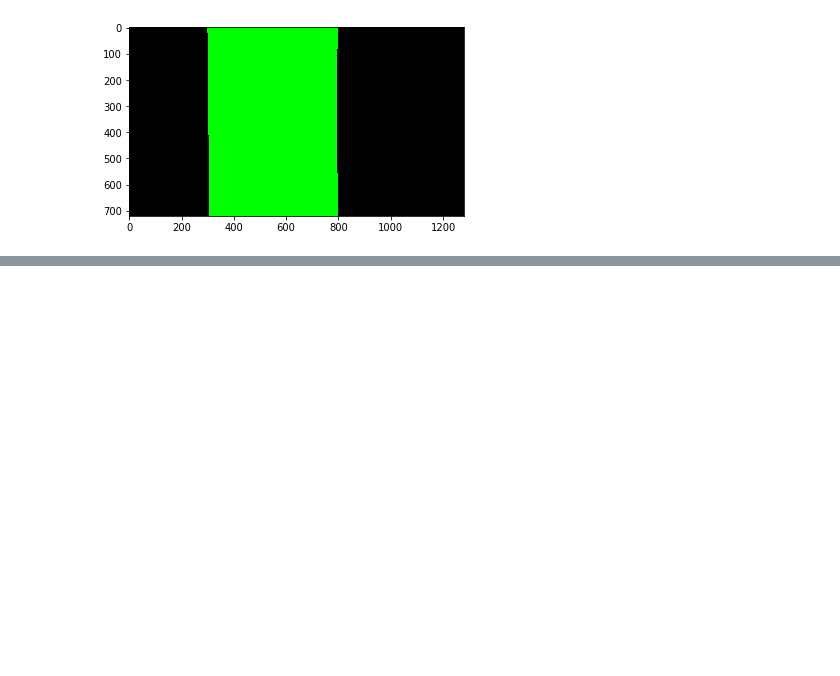
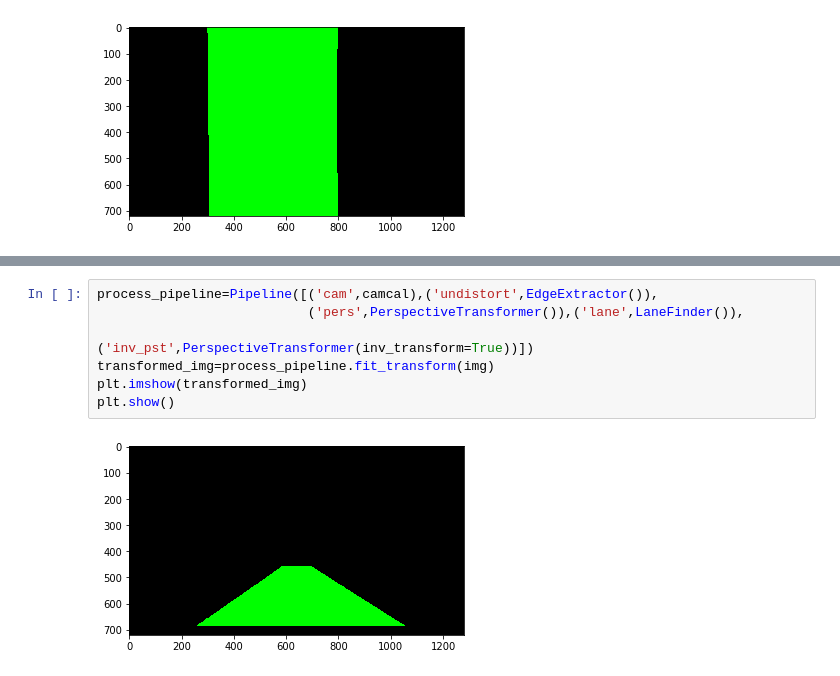
Before and after one commit to kanhua/CarND-Advanced-Lane-Lines, a Jupyter notebook: Image process pipeline test.ipynb, the cells around one changed output, grey strips where cells are left out. Cells and saved outputs as stored; diff of their text form; blank space fills up the shorter version.

```diff
--- a/Image process pipeline test.ipynb
+++ b/Image process pipeline test.ipynb
@@ -291,0 +302,9 @@ plt.show()
+# %%
+process_pipeline=Pipeline([('cam',camcal),('undistort',EdgeExtractor()),
+                           ('pers',PerspectiveTransformer()),('lane',LaneFinder()),
+                                        ('inv_pst',PerspectiveTransformer(inv_transform=True))])
+transformed_img=process_pipeline.fit_transform(img)
+plt.imshow(transformed_img)
+plt.show()
+# %% [output]
+[figure, added]
```
Also changed, not shown: parts of 8 cells of this notebook, 10 other files.
